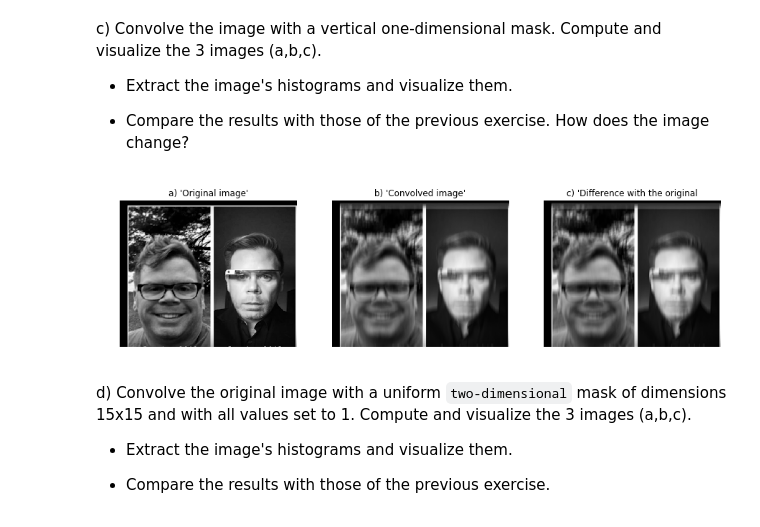
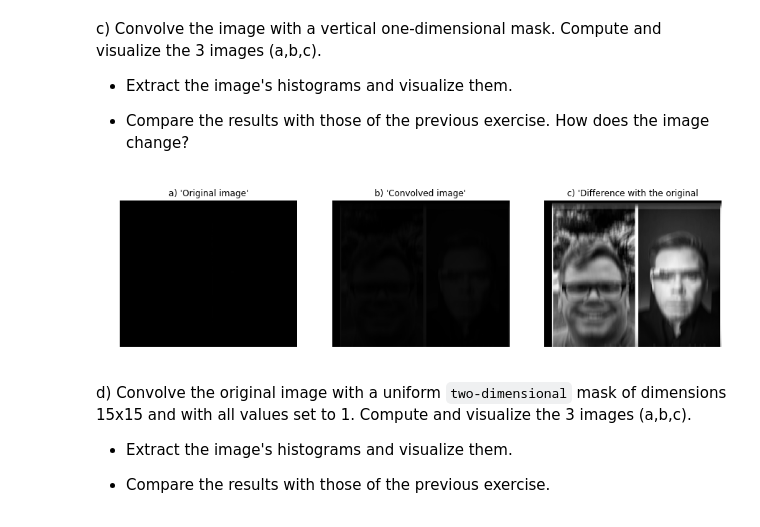
Before and after one commit to thefogui/Practica2Va, a Jupyter notebook: p2.ipynb, the cells around one changed output. Drawn from its saved outputs; the diff is of its cells as text; code cells hidden in the pictures.

```diff
--- a/p2.ipynb
+++ b/p2.ipynb
@@ -137,19 +126,19 @@ c) Convolve the image with a vertical one-dimensional mask. Compute and visualiz
 # %%
 mask_h1d=[1,1,1,1,1,1,1,1,1,1,1,1,1,1,1]
 face = rgb2gray(rgba2rgb(io.imread('images/face.png')))
 h = ndimage.convolve(face, np.transpose([mask_h1d]))
 r = face - h
 imgs = [face, h, r]
 titles = ["a) 'Original image'", " b) 'Convolved image' ", " c) 'Difference with the original "]
 fig, axs = plt.subplots(nrows=1, ncols=3, figsize=(15, 5))
 for i, ax in zip(range(3), axs):
     ax.set_title(titles[i])
     ax.set_axis_off()
-    ax.imshow(imgs[i], cmap="gray")
+    ax.imshow(imgs[i], cmap="gray", vmax=255, vmin=0)
 plt.imshow(h, cmap="gray")
 plt.show()
 # %% [output]
-[figure, old version]
+[figure, new version]
 # %% [markdown]
 d) Convolve the original image with a uniform `two-dimensional` mask of dimensions 15x15 and with all values set to 1. Compute and visualize the 3 images (a,b,c).
 
```
Also changed, not shown: parts of 4 cells of this notebook.
